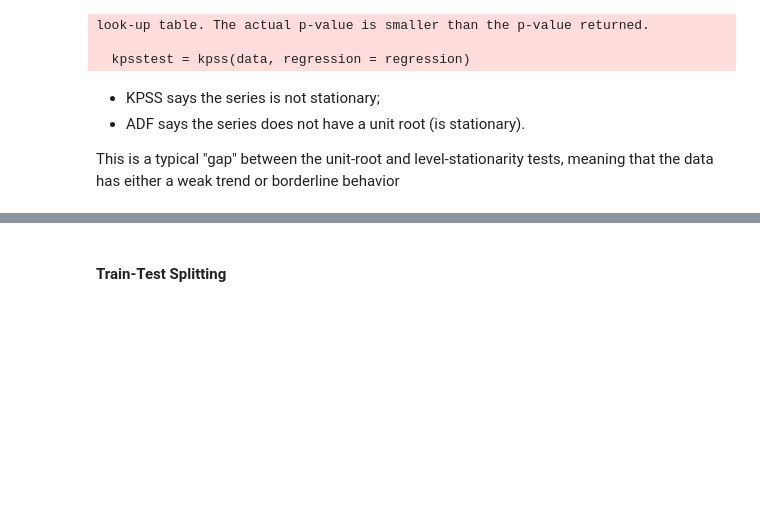
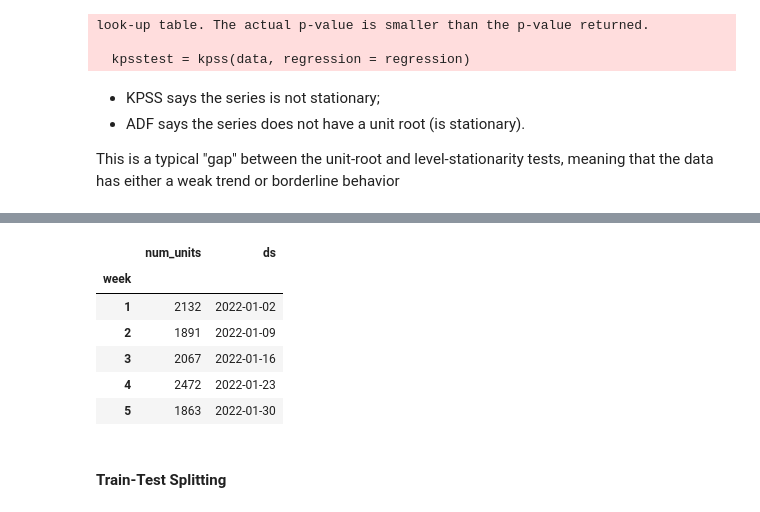
Before and after one commit to AwanRaskall/ml-demand-driven-order-planning, a Jupyter notebook: product_demand_prediction.ipynb, the cells around one changed output, grey strips where cells are left out. Drawn from its saved outputs; the diff is of its cells as text; code cells hidden in the pictures; blank space fills up the shorter version.

```diff
--- a/product_demand_prediction.ipynb
+++ b/product_demand_prediction.ipynb
@@ -546,3 +553,15 @@ This is a typical "gap" between the unit-root and level-stationarity tests, mean
+# %%
+start = pd.to_datetime('2022-01-02')
+df_work['ds'] = start + pd.to_timedelta(df_work.index - 1, unit='W')
+df_work.head()
+# %% [output]
+|  | num_units | ds |
+| week |  |  |
+| 1 | 2132 | 2022-01-02 |
+| 2 | 1891 | 2022-01-09 |
+| 3 | 2067 | 2022-01-16 |
+| 4 | 2472 | 2022-01-23 |
+| 5 | 1863 | 2022-01-30 |
 # %% [markdown]
 #### Train-Test Splitting
 # %%
```
Also changed, not shown: parts of 14 cells of this notebook.
